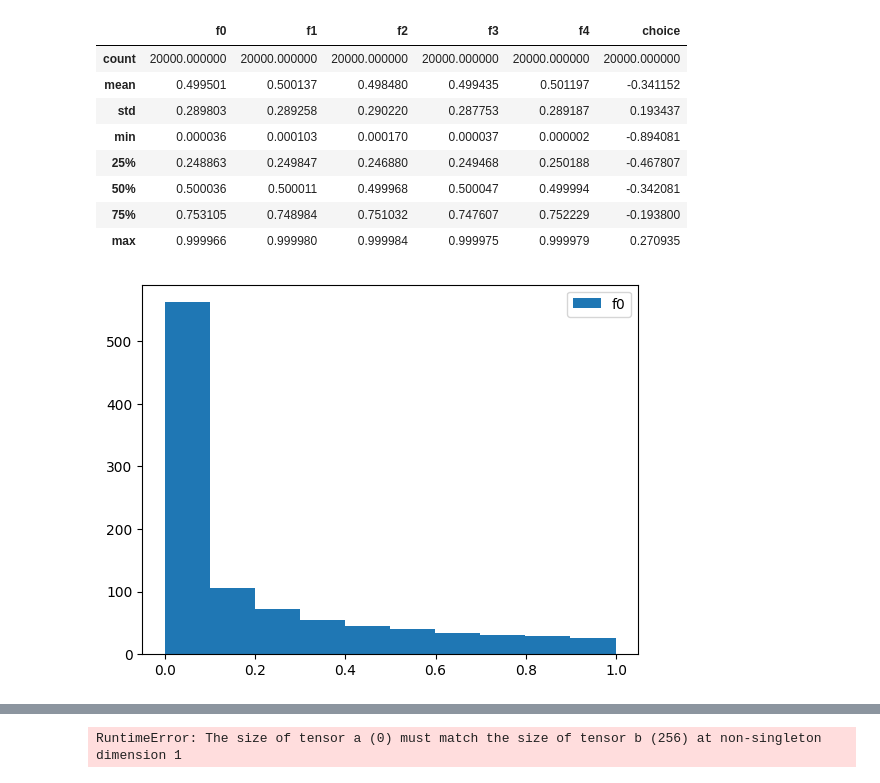
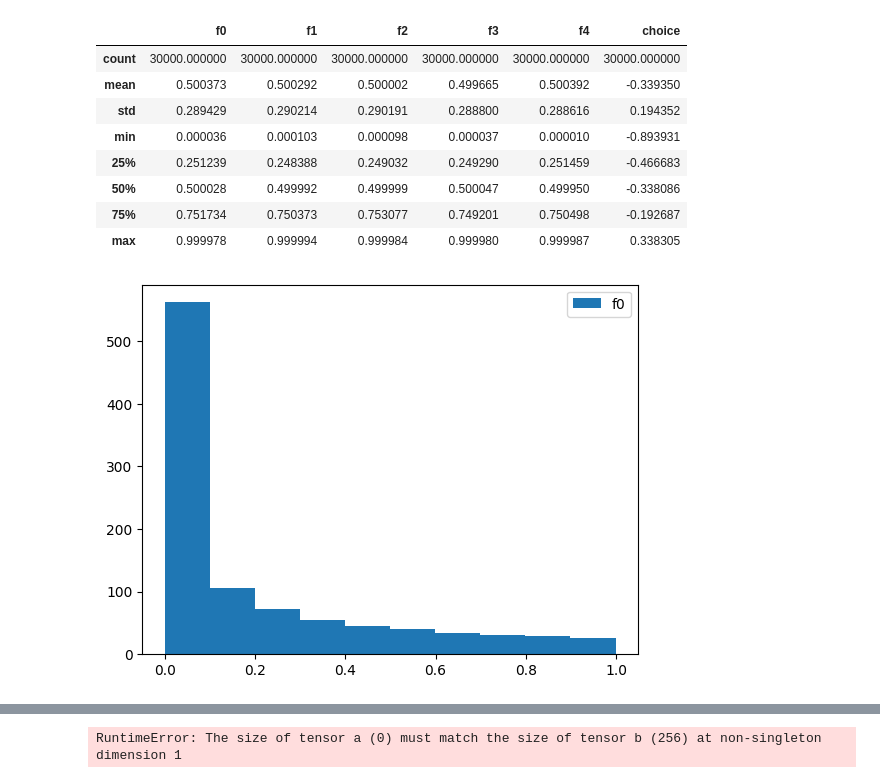
Before and after one commit to big-ucl/functional-effects-model, a Jupyter notebook: src/simple_reproducible_example.ipynb, the cells around one changed output, grey strips where cells are left out. Saved outputs shown, nothing was run; the diff lists cells and outputs as text; code cells hidden in the pictures.

```diff
--- a/src/simple_reproducible_example.ipynb
+++ b/src/simple_reproducible_example.ipynb
@@ -130,10 +130,10 @@ def add_choice(row, u_idx, regression=False):
 n_utility = 1
 regression = n_utility == 1
 f_per_utility = 4
-x_arr = generate_x(20000, n_utility * f_per_utility, 0.5, 0.5)
-x_alt = generate_x(20000, 1, 0.5, 0.5)
-x_arr_test = generate_x(10000, n_utility * f_per_utility, 0.5, 0.5)
-x_alt_test = generate_x(10000, 1, 0.5, 0.5)
+x_arr = generate_x(30000, n_utility * f_per_utility, 0.5, 0.5)
+x_alt = generate_x(30000, 1, 0.5, 0.5)
+x_arr_test = generate_x(5000, n_utility * f_per_utility, 0.5, 0.5)
+x_alt_test = generate_x(5000, 1, 0.5, 0.5)
 sp = np.array(
     [
         [0, 0.25, 0.5, 0.75, 1],
@@ -179,41 +179,41 @@ coeff = [-1]
 
 ind = [i for i in range(4 * n_utility) if i % 4 < f_per_utility]
 sp = [sp[i] for i in ind]
 betas = [betas[i] for i in ind]
 intercept = [intercept[i] for i in ind]
 
 feature_names = [f"f{i}" for i in range(f_per_utility*n_utility)]
 if x_alt.shape[1] > 0:
     feature_names += [f"f{n_utility * f_per_utility + i}" for i in range(x_alt.shape[1])]
 
 u_idx = [(0, 1) for _ in range(n_utility)]
 
 x_plot = np.linspace(1e-4, 1, 4000).reshape(-1, f_per_utility)
 y_plot = apply_functional_effects(x_plot, n_utility, f_per_utility)
 plt.hist(y_plot, label=feature_names[0], linewidth=2)
 
 plt.legend()
 
 dataset = create_dataset(x_arr, x_alt, feature_names)
 dataset_transf = apply_functional_effects(x_arr, n_utility, f_per_utility)
 dataset_transf = add_alt_spec_features(dataset_transf, x_alt, n_utility, coeff)
 dataset["choice"] = dataset_transf.apply(add_choice, axis=1, u_idx=u_idx, regression=regression)
 dataset_test = create_dataset(x_arr_test, x_alt_test, feature_names)
 dataset_test_transf = apply_functional_effects(x_arr_test, n_utility, f_per_utility)
 dataset_test_transf = add_alt_spec_features(dataset_test_transf, x_alt_test, n_utility, coeff)
 dataset_test["choice"] = dataset_test_transf.apply(add_choice, axis=1, u_idx=u_idx, regression=regression)
 
 dataset.describe()
 # %% [output]
 |  | f0 | f1 | f2 | f3 | f4 | choice |
-| count | 20000.000000 | 20000.000000 | 20000.000000 | 20000.000000 | 20000.000000 | 20000.000000 |
-| mean | 0.499501 | 0.500137 | 0.498480 | 0.499435 | 0.501197 | -0.341152 |
-| std | 0.289803 | 0.289258 | 0.290220 | 0.287753 | 0.289187 | 0.193437 |
-| min | 0.000036 | 0.000103 | 0.000170 | 0.000037 | 0.000002 | -0.894081 |
-| 25% | 0.248863 | 0.249847 | 0.246880 | 0.249468 | 0.250188 | -0.467807 |
-| 50% | 0.500036 | 0.500011 | 0.499968 | 0.500047 | 0.499994 | -0.342081 |
-| 75% | 0.753105 | 0.748984 | 0.751032 | 0.747607 | 0.752229 | -0.193800 |
-| max | 0.999966 | 0.999980 | 0.999984 | 0.999975 | 0.999979 | 0.270935 |
+| count | 30000.000000 | 30000.000000 | 30000.000000 | 30000.000000 | 30000.000000 | 30000.000000 |
+| mean | 0.500373 | 0.500292 | 0.500002 | 0.499665 | 0.500392 | -0.339350 |
+| std | 0.289429 | 0.290214 | 0.290191 | 0.288800 | 0.288616 | 0.194352 |
+| min | 0.000036 | 0.000103 | 0.000098 | 0.000037 | 0.000010 | -0.893931 |
+| 25% | 0.251239 | 0.248388 | 0.249032 | 0.249290 | 0.251459 | -0.466683 |
+| 50% | 0.500028 | 0.499992 | 0.499999 | 0.500047 | 0.499950 | -0.338086 |
+| 75% | 0.751734 | 0.750373 | 0.753077 | 0.749201 | 0.750498 | -0.192687 |
+| max | 0.999978 | 0.999994 | 0.999984 | 0.999980 | 0.999987 | 0.338305 |
 [figure]
 # %%
 from models_wrapper import RUMBoost, TasteNet
```
Also changed, not shown: parts of 7 cells of this notebook, 1 other file.
